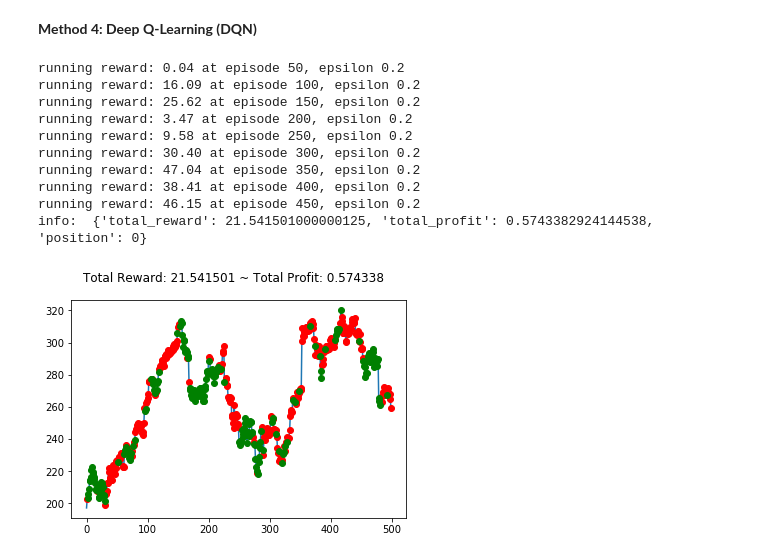
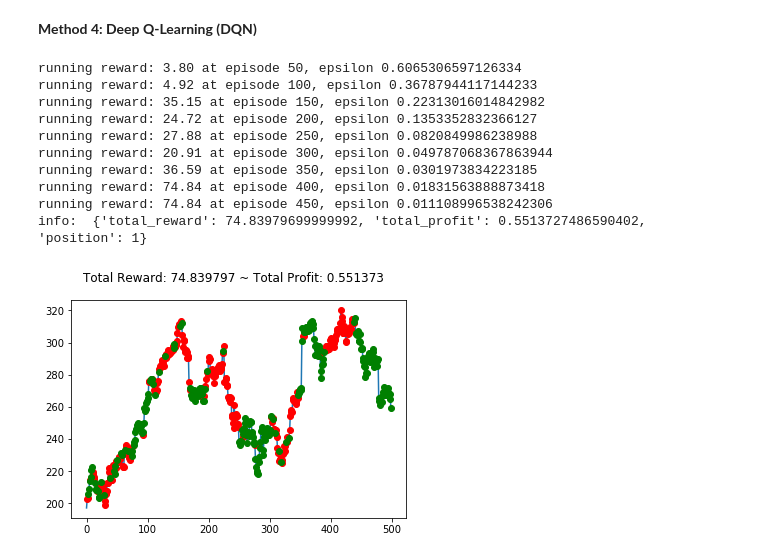
Before and after one commit to fshi3/RL_stock_trading, a Jupyter notebook: RL - Stock Trading Algo.ipynb, the cells around one changed output. Drawn from its saved outputs; the diff is of its cells as text; code cells hidden in the pictures.

```diff
--- a/RL - Stock Trading Algo.ipynb
+++ b/RL - Stock Trading Algo.ipynb
@@ -184,6 +184,9 @@ model_target = model_creator()
 
 model.build((batch_size,obssize,))
 model_target.build((batch_size,obssize,))
+# %%
+# environment
+env_1 = gym.make('stocks-v0', df = STOCKS_GOOGL, window_size = 1, frame_bound = (1, 500))
 # %%
 optimizer = keras.optimizers.Adam(learning_rate=0.0005)
 tf.keras.backend.set_floatx('float64')
@@ -197,7 +200,7 @@ done_history = []
 running_rewards_history = []
 
 # Replay memory size
-max_memory = 100 # You can experiment with different sizes.
+max_memory = 200 # You can experiment with different sizes.
 
 running_reward = 0
 episode_count = 0
@@ -210,12 +213,17 @@ update_after_actions = 4
 target_update_every = 50
 loss_function = keras.losses.MeanSquaredError()
 
-epsilon = 0.2
+epsilon = 1
 adpative = True
 
 state = env_1.reset()[0]
 while True:
     timestep_count += 1
+
+    # adpative epsilon decay
+    if adpative:
+        epsilon = np.exp(-1e-2 * timestep_count)
+
     # exploration
     rand = np.random.uniform(0, 1)
     if rand < epsilon:
@@ -276,41 +284,41 @@ while True:
             # We consider only the relevant actions
             Q_of_actions = tf.reduce_sum(tf.multiply(q_values, relevant_actions), axis=1)
             # Calculate loss between principal network and target network
             loss = loss_function(Q_targets, Q_of_actions)
 
             # Nudge the weights of the trainable variables towards
             grads = tape.gradient(loss, model.trainable_variables)
             optimizer.apply_gradients(zip(grads, model.trainable_variables))
 
     if timestep_count % target_update_every == 0:
         # update the the target network with new weights
         model_target.set_weights(model.get_weights())
         # Log details
         template = "running reward: {:.2f} at episode {}, epsilon {}"
         print(template.format(running_reward, timestep_count, epsilon))
 
     # Don't let the memory grow beyond the limit
     if len(rewards_history) > max_memory:
         del action_history[:1]
         del state_history[:1]
         del state_next_history[:1]
         del rewards_history[:1]
         del done_history[:1]
 
     if done:
         print("info: ", info)
         break
 
 env_1.render_all()
 # %% [output]
-running reward: 0.04 at episode 50, epsilon 0.2
-running reward: 16.09 at episode 100, epsilon 0.2
-running reward: 25.62 at episode 150, epsilon 0.2
-running reward: 3.47 at episode 200, epsilon 0.2
-running reward: 9.58 at episode 250, epsilon 0.2
-running reward: 30.40 at episode 300, epsilon 0.2
-running reward: 47.04 at episode 350, epsilon 0.2
-running reward: 38.41 at episode 400, epsilon 0.2
-running reward: 46.15 at episode 450, epsilon 0.2
-info:  {'total_reward': 21.541501000000125, 'total_profit': 0.5743382924144538, 'position': 0}
+running reward: 3.80 at episode 50, epsilon 0.6065306597126334
+running reward: 4.92 at episode 100, epsilon 0.36787944117144233
+running reward: 35.15 at episode 150, epsilon 0.22313016014842982
+running reward: 24.72 at episode 200, epsilon 0.1353352832366127
+running reward: 27.88 at episode 250, epsilon 0.0820849986238988
+running reward: 20.91 at episode 300, epsilon 0.049787068367863944
+running reward: 36.59 at episode 350, epsilon 0.0301973834223185
+running reward: 74.84 at episode 400, epsilon 0.01831563888873418
+running reward: 74.84 at episode 450, epsilon 0.011108996538242306
+info:  {'total_reward': 74.83979699999992, 'total_profit': 0.5513727486590402, 'position': 1}
-[figure, old version]
+[figure, new version]
```
